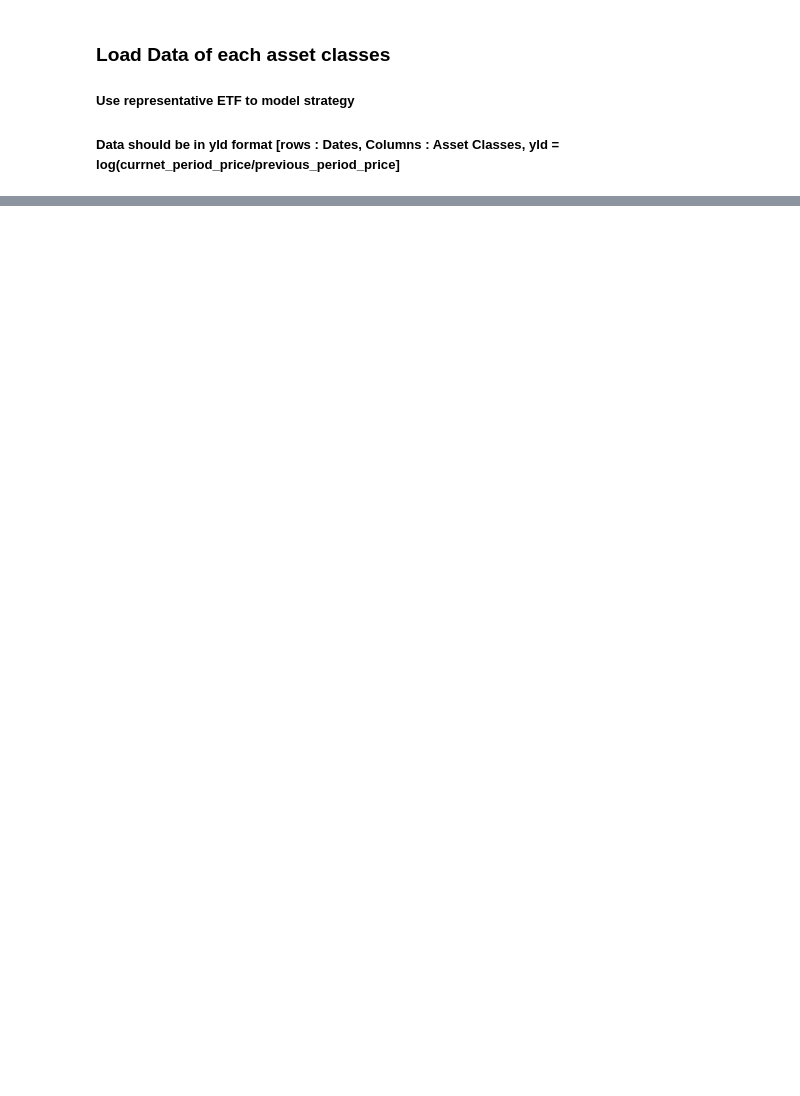
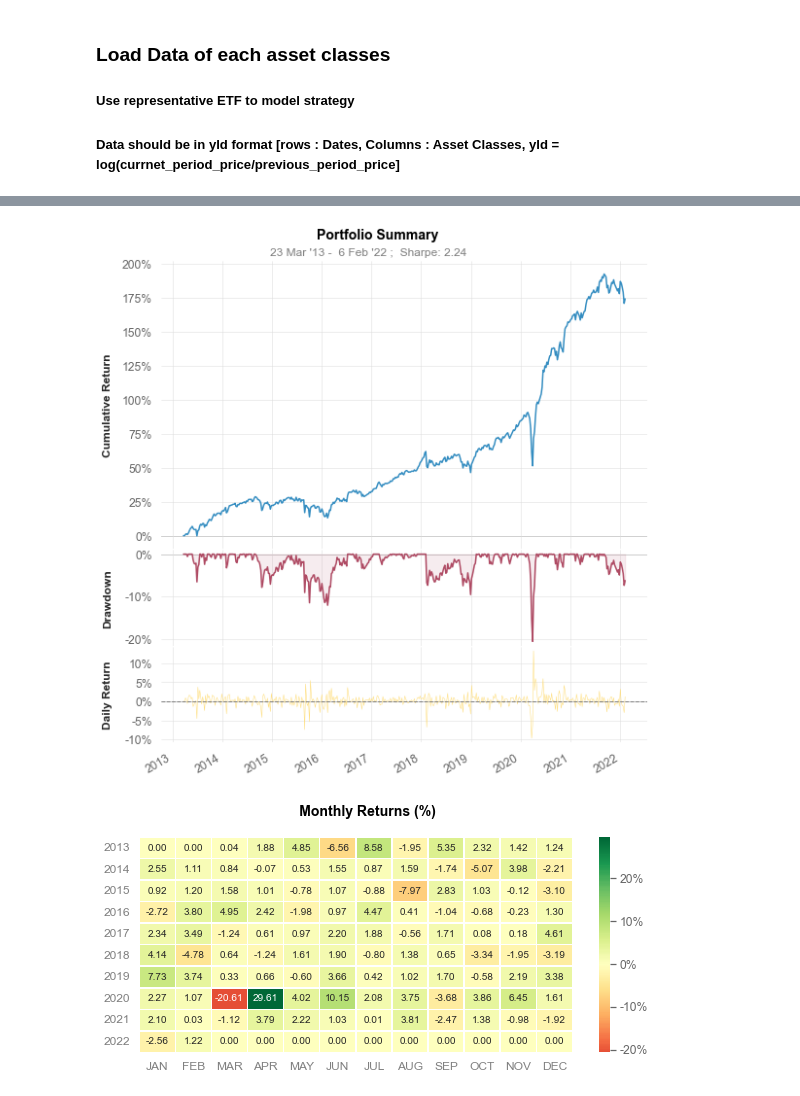
Before and after one commit to QuhiQuhihi/project_quant, a Jupyter notebook: note/03_kelly_criteriom.ipynb, the cells around one changed output, grey strips where cells are left out. Saved outputs shown, nothing was run; the diff lists cells and outputs as text; code cells hidden in the pictures; blank space fills up the shorter version.

```diff
--- a/note/03_kelly_criteriom.ipynb
+++ b/note/03_kelly_criteriom.ipynb
@@ -401,0 +305,32 @@ sns.despine();
+# %%
+# for weekly rebalance strategy
+data_setting = {
+    'start' : '2013-02-01',
+    'end' : '2022-02-01',
+    'ticker_list': asset_class_ticker,
+    'rebal_period' : '1W',
+}
+
+data = yahoo_data(**data_setting)
+yield_df = data.yahoo_stock_data_loading()
+yield_df
+
+# to draw benchmark
+data_setting = {
+    'start' : '2013-02-01',
+    'end' : '2022-02-01',
+    'ticker_list': bm_class_ticker,
+    'rebal_period' : '1W',
+}
+
+data = yahoo_data(**data_setting)
+benchmark_yield_df = data.yahoo_stock_data_loading()
+benchmark_yield_df['BM'] = (0.3*benchmark_yield_df.loc[:,'VTI'] +
+                            0.4*benchmark_yield_df.loc[:,'TLT'] +
+                            0.15*benchmark_yield_df.loc[:,'IEI'] +
+                            0.075*benchmark_yield_df.loc[:,'GLD'] +
+                            0.075*benchmark_yield_df.loc[:,'GSG']
+                            )
+# %%
+weekly_rebal_strategy = weekly_rebalance_strategy(yield_df, benchmark_yield_df['BM'])
+weekly_rebal_strategy
@@ -401,0 +372,5 @@ sns.despine();
+# %%
+quantstats.reports.plots(returns = weekly_rebal_strategy.loc['2013-02-01':, 'KL_Return'], benchmark=weekly_rebal_strategy.loc['2013-02-01': , 'BM_Return'], mode='basic')
+# %% [output]
+[figure, added]
+[figure, added]
```
Also changed, not shown: parts of 49 cells of this notebook, 3 other files.
